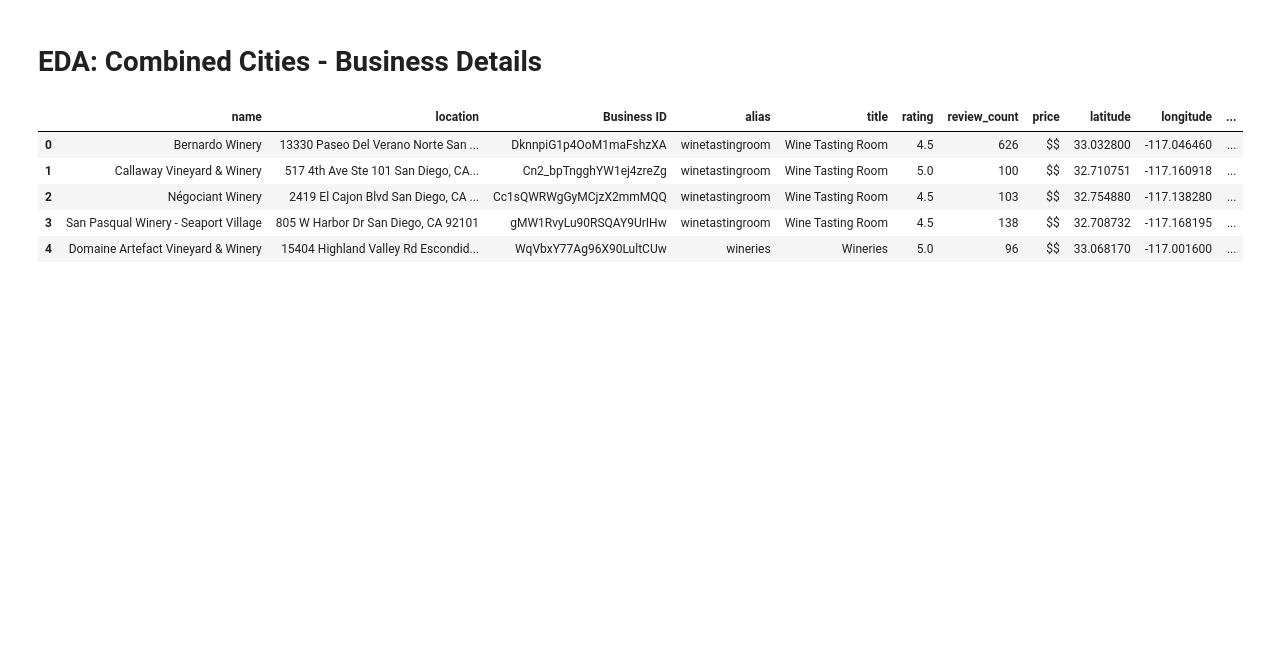
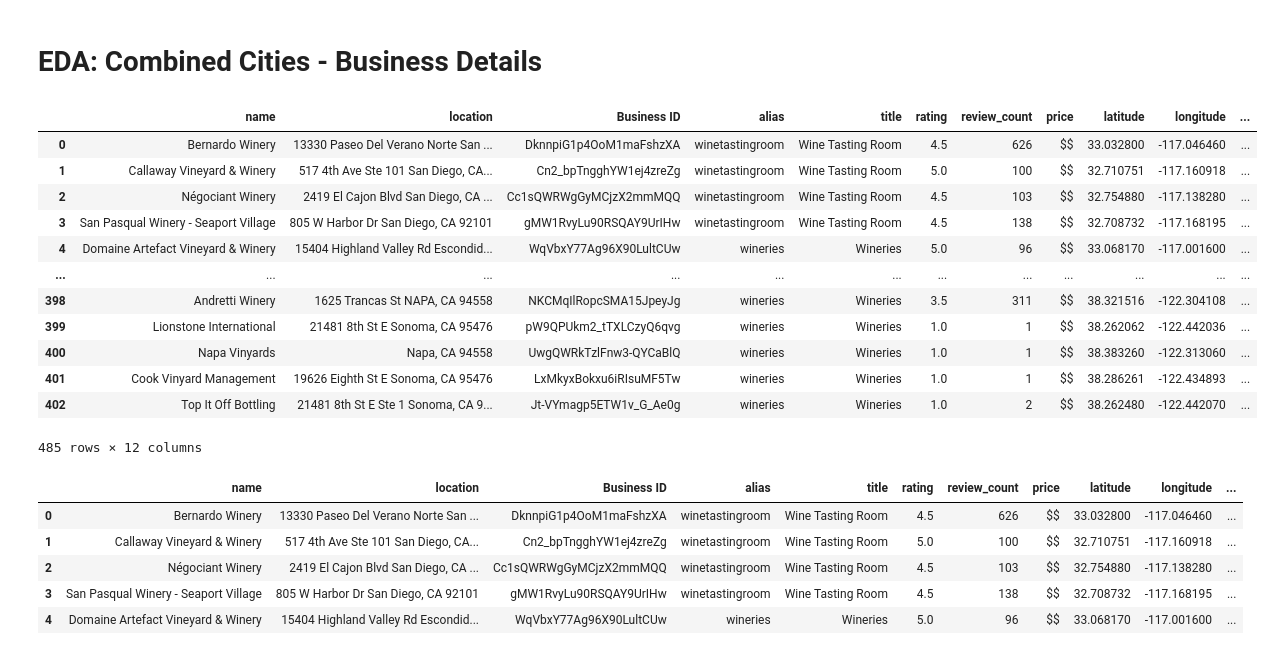
Before and after one commit to pleasecallmejax/Phase-1-Project, a Jupyter notebook: 3 DVis JNB v2.ipynb, the cells around one changed output. Drawn from its saved outputs; the diff is of its cells as text; code cells hidden in the pictures; blank space fills up the shorter version.

Commit message:
Updated combined data

```diff
--- a/3 DVis JNB v2.ipynb
+++ b/3 DVis JNB v2.ipynb
@@ -373,6 +316,23 @@ df_nv_details.describe()
 ## EDA: Napa Valley Review Details
 # %% [markdown]
 # EDA: Combined Cities - Business Details
+# %%
+combined = pd.concat([df_sd_details, df_nv_details], ignore_index = 0)
+combined
+# %% [output]
+|  | name | location | Business ID | alias | title | rating | review_count | price | latitude | longitude | ... |
+| 0 | Bernardo Winery | 13330 Paseo Del Verano Norte San ... | DknnpiG1p4OoM1maFshzXA | winetastingroom | Wine Tasting Room | 4.5 | 626 | $$ | 33.032800 | -117.046460 | ... |
+| 1 | Callaway Vineyard & Winery | 517 4th Ave Ste 101 San Diego, CA... | Cn2_bpTngghYW1ej4zreZg | winetastingroom | Wine Tasting Room | 5.0 | 100 | $$ | 32.710751 | -117.160918 | ... |
+| 2 | Négociant Winery | 2419 El Cajon Blvd San Diego, CA ... | Cc1sQWRWgGyMCjzX2mmMQQ | winetastingroom | Wine Tasting Room | 4.5 | 103 | $$ | 32.754880 | -117.138280 | ... |
+| 3 | San Pasqual Winery - Seaport Village | 805 W Harbor Dr San Diego, CA 92101 | gMW1RvyLu90RSQAY9UrIHw | winetastingroom | Wine Tasting Room | 4.5 | 138 | $$ | 32.708732 | -117.168195 | ... |
+| 4 | Domaine Artefact Vineyard & Winery | 15404 Highland Valley Rd Escondid... | WqVbxY77Ag96X90LultCUw | wineries | Wineries | 5.0 | 96 | $$ | 33.068170 | -117.001600 | ... |
+| ... | ... | ... | ... | ... | ... | ... | ... | ... | ... | ... | ... |
+| 398 | Andretti Winery | 1625 Trancas St NAPA, CA 94558 | NKCMqIlRopcSMA15JpeyJg | wineries | Wineries | 3.5 | 311 | $$ | 38.321516 | -122.304108 | ... |
+| 399 | Lionstone International | 21481 8th St E Sonoma, CA 95476 | pW9QPUkm2_tTXLCzyQ6qvg | wineries | Wineries | 1.0 | 1 | $$ | 38.262062 | -122.442036 | ... |
+| 400 | Napa Vinyards | Napa, CA 94558 | UwgQWRkTzlFnw3-QYCaBlQ | wineries | Wineries | 1.0 | 1 | $$ | 38.383260 | -122.313060 | ... |
+| 401 | Cook Vinyard Management | 19626 Eighth St E Sonoma, CA 95476 | LxMkyxBokxu6iRIsuMF5Tw | wineries | Wineries | 1.0 | 1 | $$ | 38.286261 | -122.434893 | ... |
+| 402 | Top It Off Bottling | 21481 8th St E Ste 1 Sonoma, CA 9... | Jt-VYmagp5ETW1v_G_Ae0g | wineries | Wineries | 1.0 | 2 | $$ | 38.262480 | -122.442070 | ... |
+485 rows × 12 columns
 # %%
 combined.head()
 # %% [output]
```
Also changed, not shown: parts of 24 cells of this notebook.
